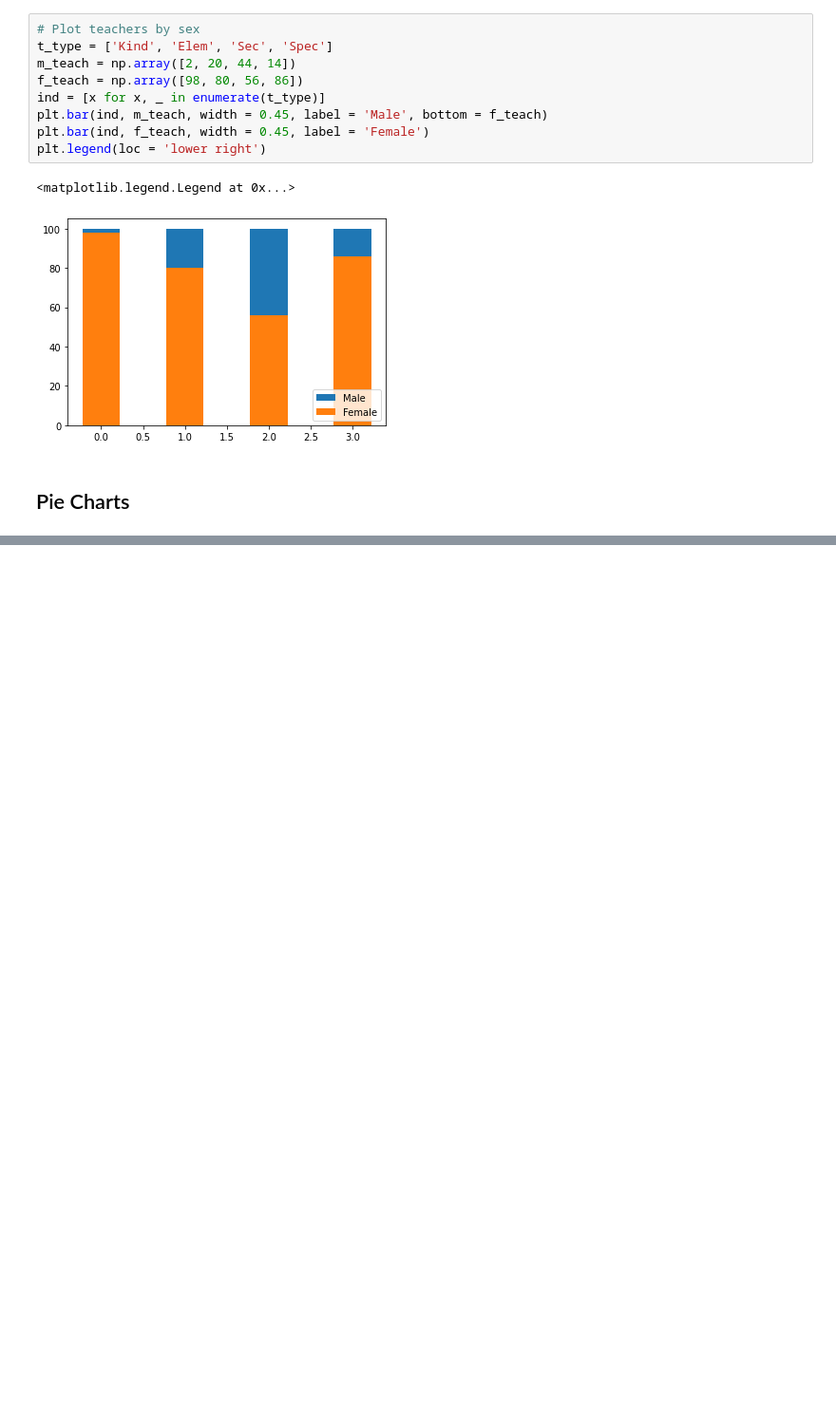
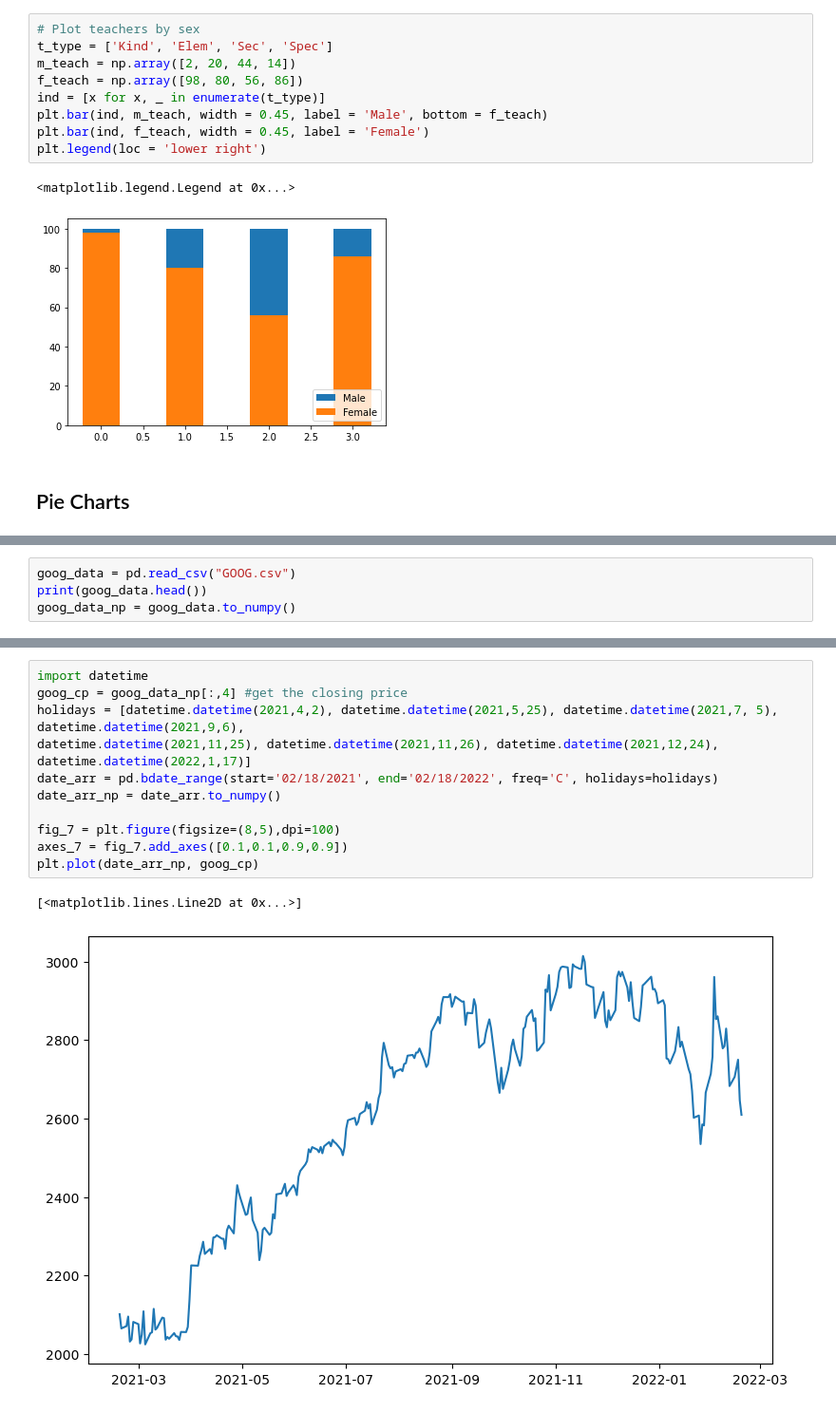
Before and after one commit to Lupercio421/udemy_python_bootcamp, a Jupyter notebook: section_47_matplotlib_tutorial/intro.ipynb, the cells around one changed output, grey strips where cells are left out. Shown at 95% size. Cells and saved outputs as stored; diff of their text form; blank space fills up the shorter version.

Commit message:
more matplotlib

```diff
--- a/section_47_matplotlib_tutorial/intro.ipynb
+++ b/section_47_matplotlib_tutorial/intro.ipynb
@@ -344,0 +347,4 @@ plt.legend(wedges, types, loc='right', bbox_to_anchor=(1, 0, 0.5, 1))
+# %%
+goog_data = pd.read_csv("GOOG.csv")
+print(goog_data.head())
+goog_data_np = goog_data.to_numpy()
@@ -344,0 +365,14 @@ plt.legend(wedges, types, loc='right', bbox_to_anchor=(1, 0, 0.5, 1))
+# %%
+import datetime
+goog_cp = goog_data_np[:,4] #get the closing price
+holidays = [datetime.datetime(2021,4,2), datetime.datetime(2021,5,25), datetime.datetime(2021,7, 5), datetime.datetime(2021,9,6),
+datetime.datetime(2021,11,25), datetime.datetime(2021,11,26), datetime.datetime(2021,12,24), datetime.datetime(2022,1,17)]
+date_arr = pd.bdate_range(start='02/18/2021', end='02/18/2022', freq='C', holidays=holidays)
+date_arr_np = date_arr.to_numpy()
+
+fig_7 = plt.figure(figsize=(8,5),dpi=100)
+axes_7 = fig_7.add_axes([0.1,0.1,0.9,0.9])
+plt.plot(date_arr_np, goog_cp)
+# %% [output]
+[<matplotlib.lines.Line2D at 0x...>]
+[figure, added]
```
Also changed, not shown: parts of 11 cells of this notebook, 1 other file.
